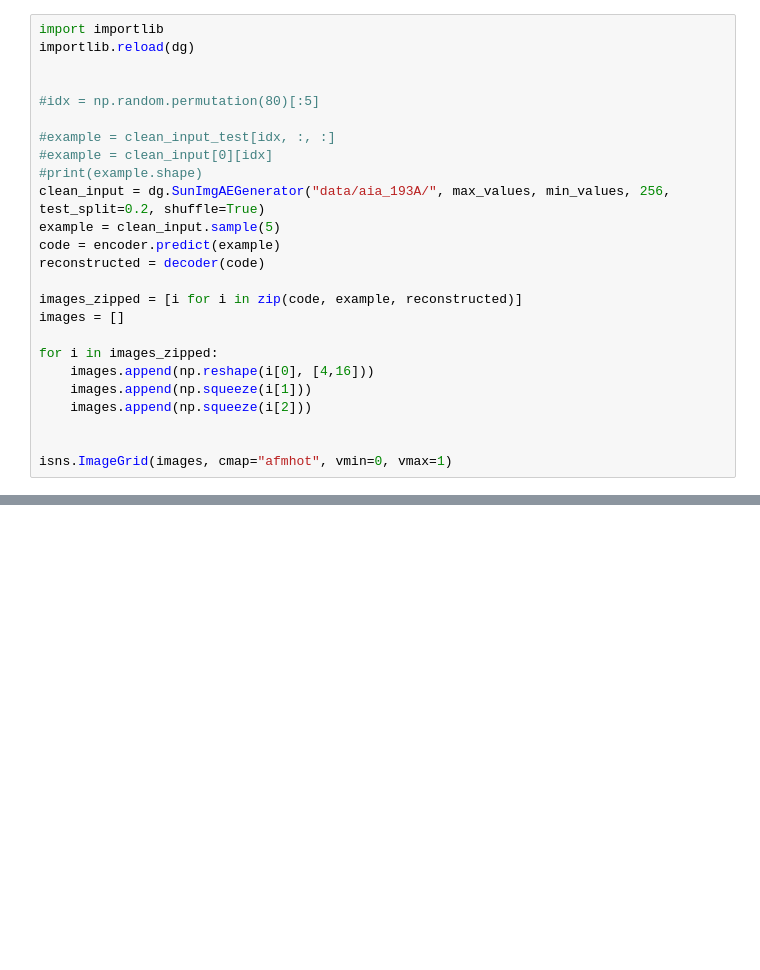
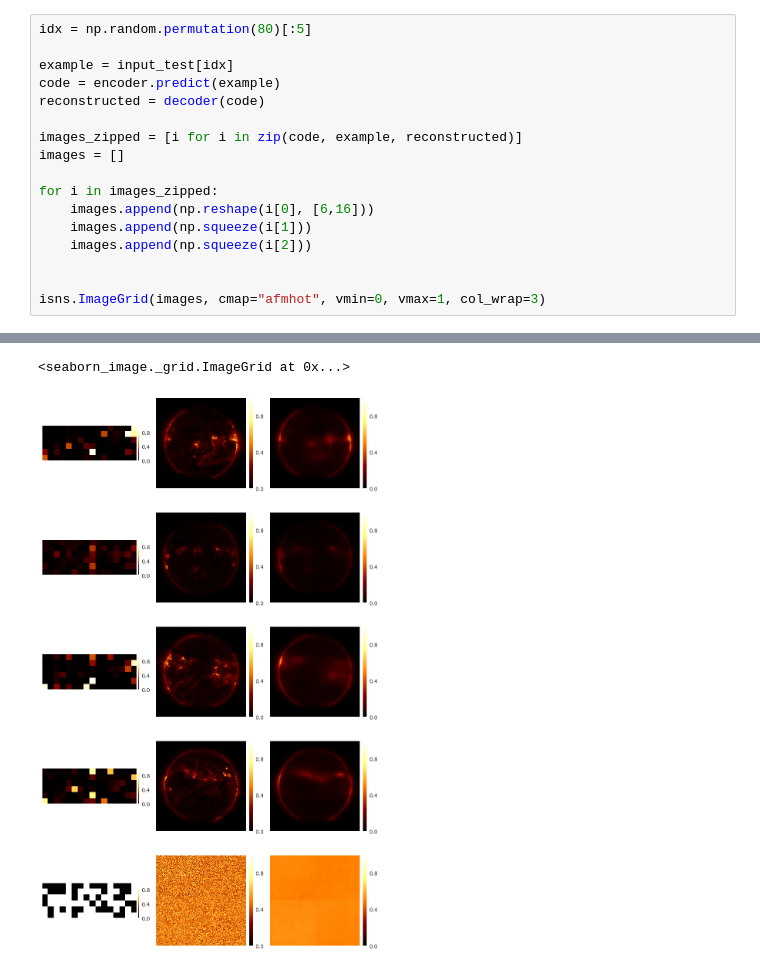
Before and after one commit to eugenioLR/TFM_sun_Autoencoders, a Jupyter notebook: autoencoder_2016.ipynb, the cells around one changed output, grey strips where cells are left out. Saved outputs shown, nothing was run; the diff lists cells and outputs as text; blank space fills up the shorter version.

```diff
--- a/autoencoder_2016.ipynb
+++ b/autoencoder_2016.ipynb
@@ -136,15 +111,7 @@ plt.show()
 # %%
-import importlib
-importlib.reload(dg)
+idx = np.random.permutation(80)[:5]
 
-
-#idx = np.random.permutation(80)[:5]
-
-#example = clean_input_test[idx, :, :]
-#example = clean_input[0][idx]
-#print(example.shape)
-clean_input = dg.SunImgAEGenerator("data/aia_193A/", max_values, min_values, 256, test_split=0.2, shuffle=True)
-example = clean_input.sample(5)
+example = input_test[idx]
 code = encoder.predict(example)
 reconstructed = decoder(code)
 
@@ -152,9 +119,10 @@ images_zipped = [i for i in zip(code, example, reconstructed)]
 images = []
 
 for i in images_zipped:
-    images.append(np.reshape(i[0], [4,16]))
+    images.append(np.reshape(i[0], [6,16]))
     images.append(np.squeeze(i[1]))
     images.append(np.squeeze(i[2]))
 
 
-isns.ImageGrid(images, cmap="afmhot", vmin=0, vmax=1)
+isns.ImageGrid(images, cmap="afmhot", vmin=0, vmax=1, col_wrap=3)
+# %% [output]
@@ -161 +130,3 @@ isns.ImageGrid(images, cmap="afmhot", vmin=0, vmax=1)
+<seaborn_image._grid.ImageGrid at 0x...>
+[figure, added]
 # %%
```
Also changed, not shown: parts of 14 cells of this notebook, 13 other files.
